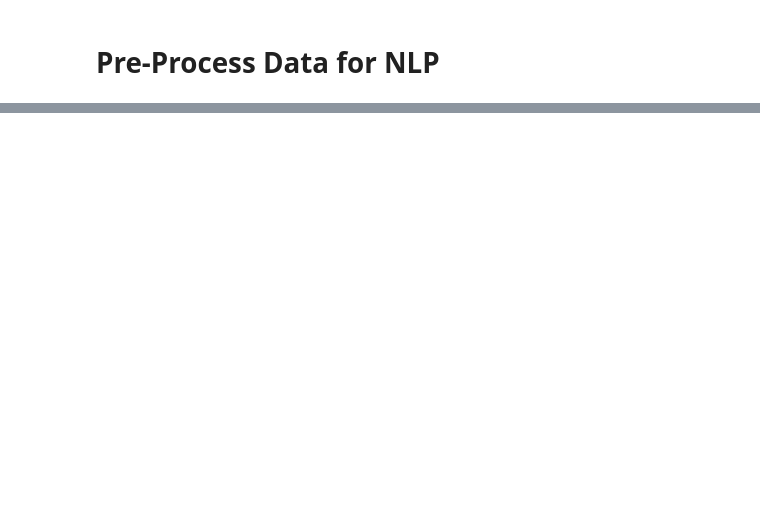
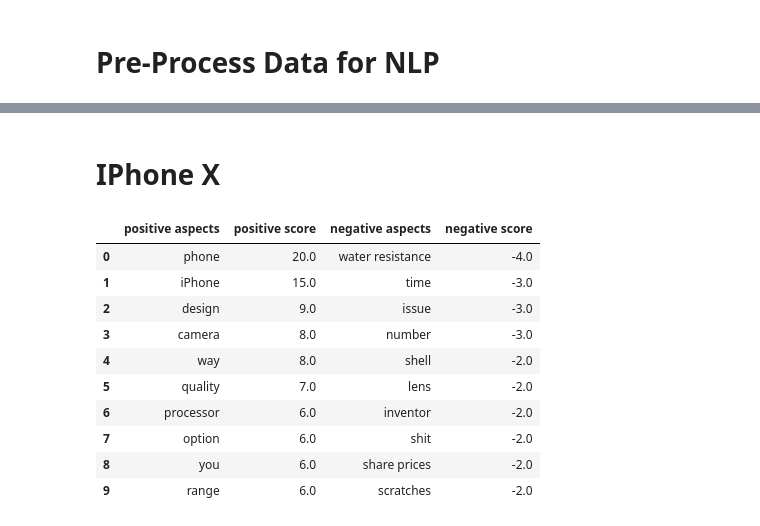
Before and after one commit to ayan1995/Thinkful, a Jupyter notebook: Bootcamp/Final Capstone Opinion Mining/opinion_mining/Notebook/Opinion Mining/Opinion Mining.ipynb, the cells around one changed output, grey strips where cells are left out. Cells and saved outputs as stored; diff of their text form; code cells hidden in the pictures; blank space fills up the shorter version.

```diff
--- a/Bootcamp/Final Capstone Opinion Mining/opinion_mining/Notebook/Opinion Mining/Opinion Mining.ipynb
+++ b/Bootcamp/Final Capstone Opinion Mining/opinion_mining/Notebook/Opinion Mining/Opinion Mining.ipynb
@@ -412,0 +466,16 @@ s9_positive = s9_positive.reindex(sorted(s9_positive), axis=1)
+# %% [markdown]
+# IPhone X
+# %%
+iphone_x.head(10)
+# %% [output]
+|  | positive aspects | positive score | negative aspects | negative score |
+| 0 | phone | 20.0 | water resistance | -4.0 |
+| 1 | iPhone | 15.0 | time | -3.0 |
+| 2 | design | 9.0 | issue | -3.0 |
+| 3 | camera | 8.0 | number | -3.0 |
+| 4 | way | 8.0 | shell | -2.0 |
+| 5 | quality | 7.0 | lens | -2.0 |
+| 6 | processor | 6.0 | inventor | -2.0 |
+| 7 | option | 6.0 | shit | -2.0 |
+| 8 | you | 6.0 | share prices | -2.0 |
+| 9 | range | 6.0 | scratches | -2.0 |
```
Also changed, not shown: parts of 38 cells of this notebook, 2 other files.
